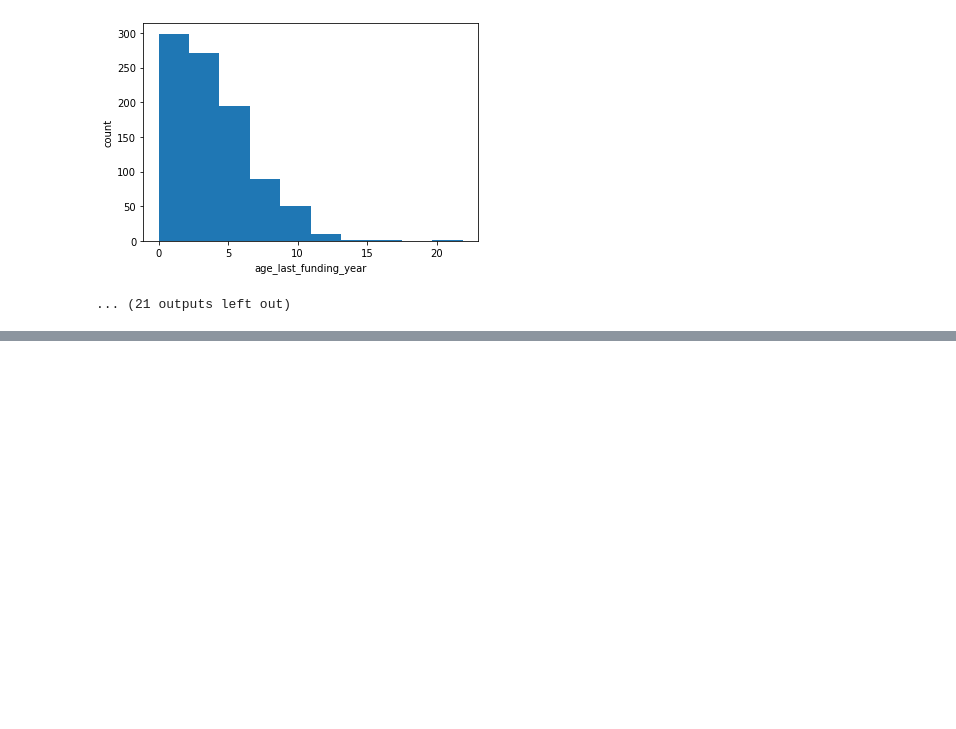
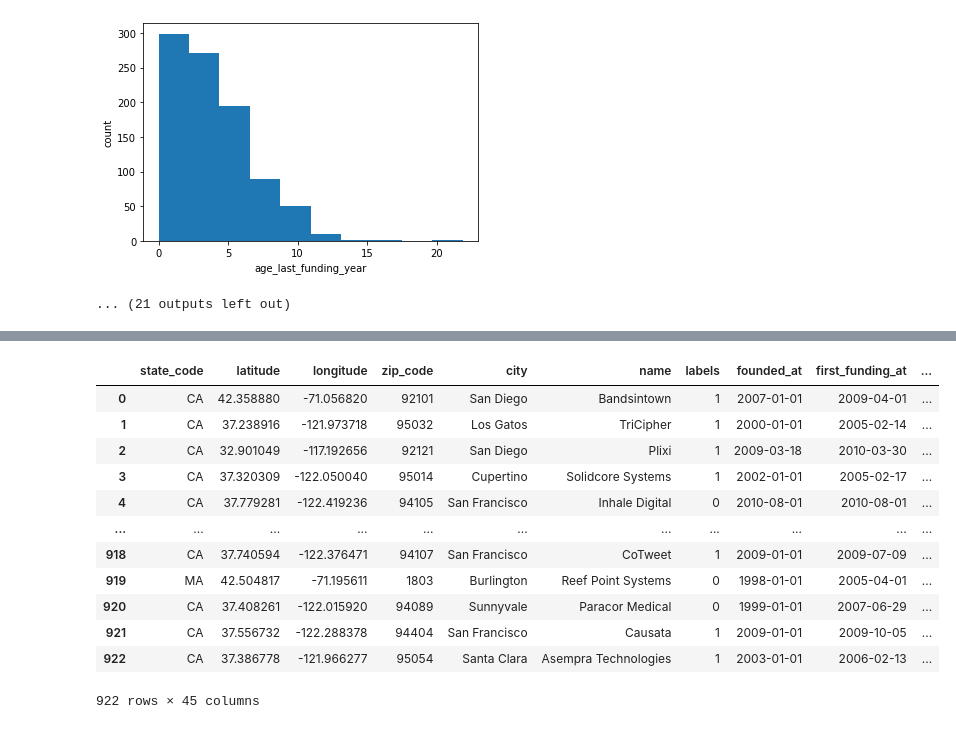
Before and after one commit to akshay7424/Data1050-Startup-Data-Final-Project, a Jupyter notebook: Visualization.ipynb, the cells around one changed output, grey strips where cells are left out. Saved outputs shown, nothing was run; the diff lists cells and outputs as text; code cells hidden in the pictures; blank space fills up the shorter version.

```diff
--- a/Visualization.ipynb
+++ b/Visualization.ipynb
@@ -64,0 +162,17 @@ Name: age_last_funding_year, dtype: float64
+# %%
+gdf = gpd.GeoDataFrame(df, geometry=gpd.points_from_xy(df.longitude, df.latitude))
+gdf
+# %% [output]
+|  | state_code | latitude | longitude | zip_code | city | name | labels | founded_at | first_funding_at | ... |
+| 0 | CA | 42.358880 | -71.056820 | 92101 | San Diego | Bandsintown | 1 | 2007-01-01 | 2009-04-01 | ... |
+| 1 | CA | 37.238916 | -121.973718 | 95032 | Los Gatos | TriCipher | 1 | 2000-01-01 | 2005-02-14 | ... |
+| 2 | CA | 32.901049 | -117.192656 | 92121 | San Diego | Plixi | 1 | 2009-03-18 | 2010-03-30 | ... |
+| 3 | CA | 37.320309 | -122.050040 | 95014 | Cupertino | Solidcore Systems | 1 | 2002-01-01 | 2005-02-17 | ... |
+| 4 | CA | 37.779281 | -122.419236 | 94105 | San Francisco | Inhale Digital | 0 | 2010-08-01 | 2010-08-01 | ... |
+| ... | ... | ... | ... | ... | ... | ... | ... | ... | ... | ... |
+| 918 | CA | 37.740594 | -122.376471 | 94107 | San Francisco | CoTweet | 1 | 2009-01-01 | 2009-07-09 | ... |
+| 919 | MA | 42.504817 | -71.195611 | 1803 | Burlington | Reef Point Systems | 0 | 1998-01-01 | 2005-04-01 | ... |
+| 920 | CA | 37.408261 | -122.015920 | 94089 | Sunnyvale | Paracor Medical | 0 | 1999-01-01 | 2007-06-29 | ... |
+| 921 | CA | 37.556732 | -122.288378 | 94404 | San Francisco | Causata | 1 | 2009-01-01 | 2009-10-05 | ... |
+| 922 | CA | 37.386778 | -121.966277 | 95054 | Santa Clara | Asempra Technologies | 1 | 2003-01-01 | 2006-02-13 | ... |
+922 rows × 45 columns
```
Also changed, not shown: parts of 14 cells of this notebook, 1 other file.
